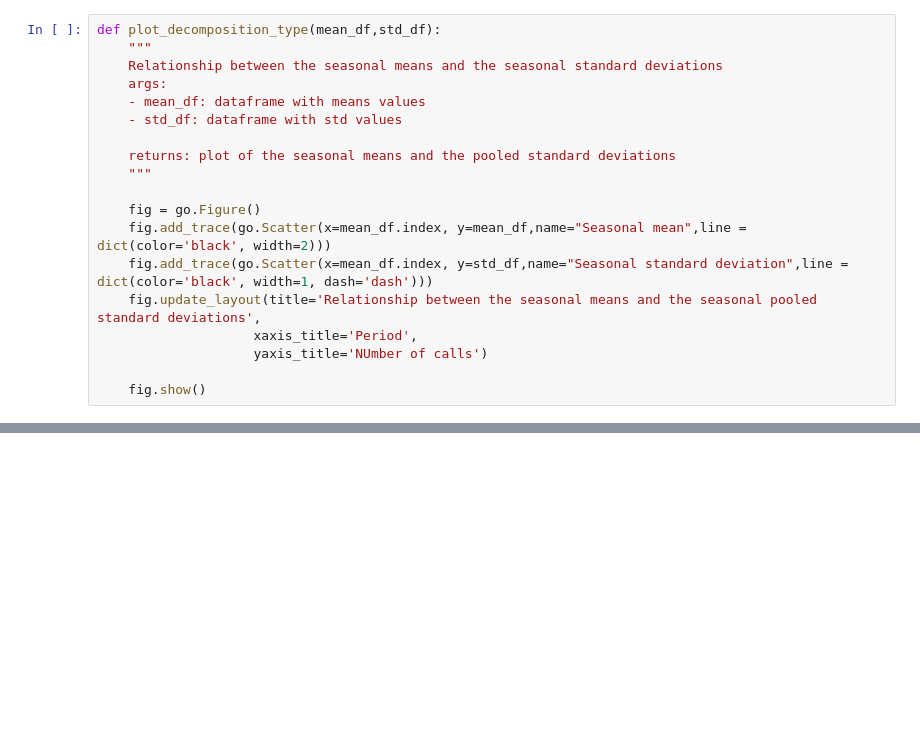
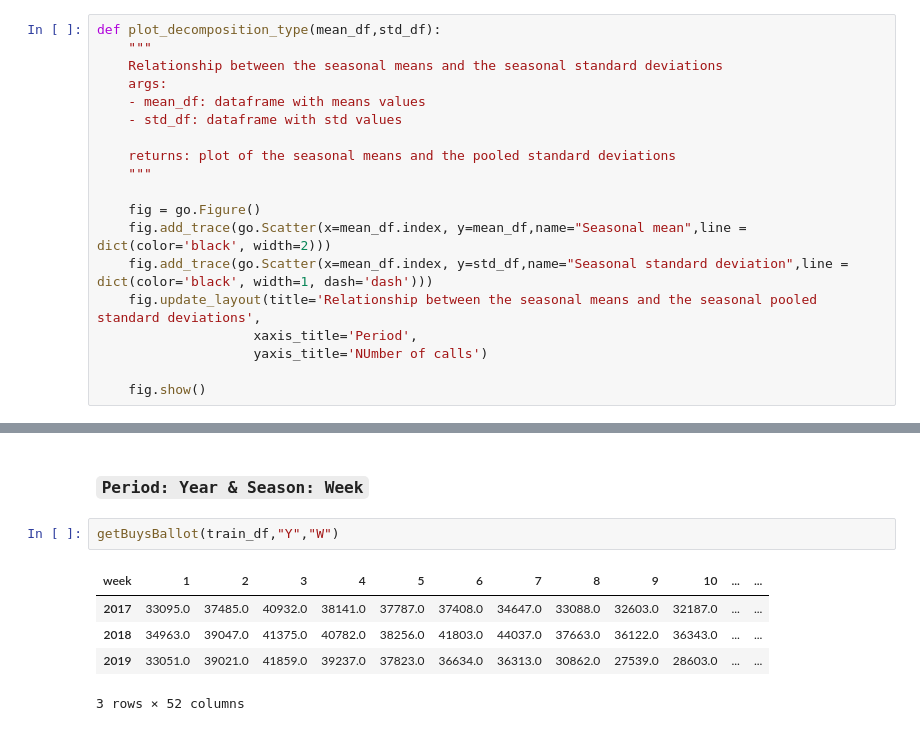
Before and after one commit to GabrielTruong/tsa_decomposition, a Jupyter notebook: model_type.ipynb, the cells around one changed output, grey strips where cells are left out. Cells and saved outputs as stored; diff of their text form; blank space fills up the shorter version.

```diff
--- a/model_type.ipynb
+++ b/model_type.ipynb
@@ -192,0 +199,10 @@ def plot_decomposition_type(mean_df,std_df):
+# %% [markdown]
+### **`Period: Year & Season: Week`**
+# %%
+getBuysBallot(train_df,"Y","W")
+# %% [output]
+| week | 1 | 2 | 3 | 4 | 5 | 6 | 7 | 8 | 9 | 10 | ... | ... |
+| 2017 | 33095.0 | 37485.0 | 40932.0 | 38141.0 | 37787.0 | 37408.0 | 34647.0 | 33088.0 | 32603.0 | 32187.0 | ... | ... |
+| 2018 | 34963.0 | 39047.0 | 41375.0 | 40782.0 | 38256.0 | 41803.0 | 44037.0 | 37663.0 | 36122.0 | 36343.0 | ... | ... |
+| 2019 | 33051.0 | 39021.0 | 41859.0 | 39237.0 | 37823.0 | 36634.0 | 36313.0 | 30862.0 | 27539.0 | 28603.0 | ... | ... |
+3 rows × 52 columns
```
Also changed, not shown: parts of 28 cells of this notebook.
